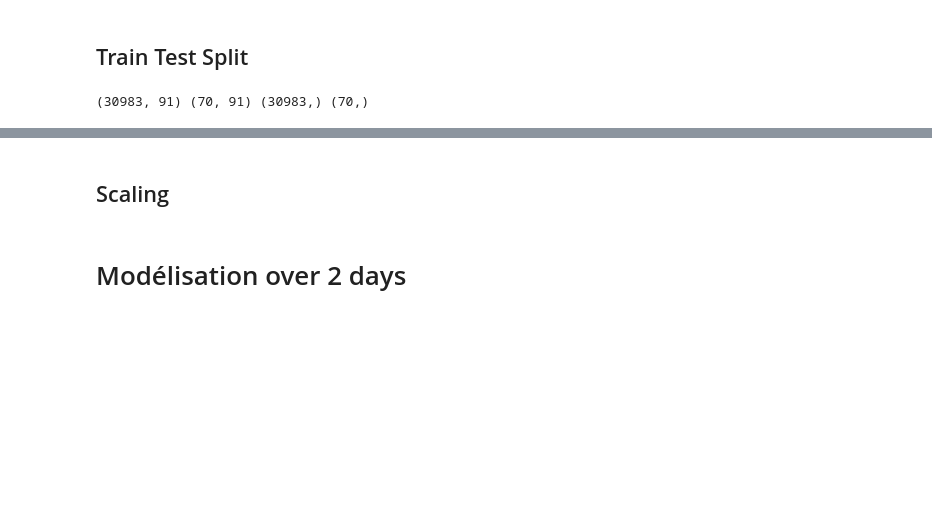
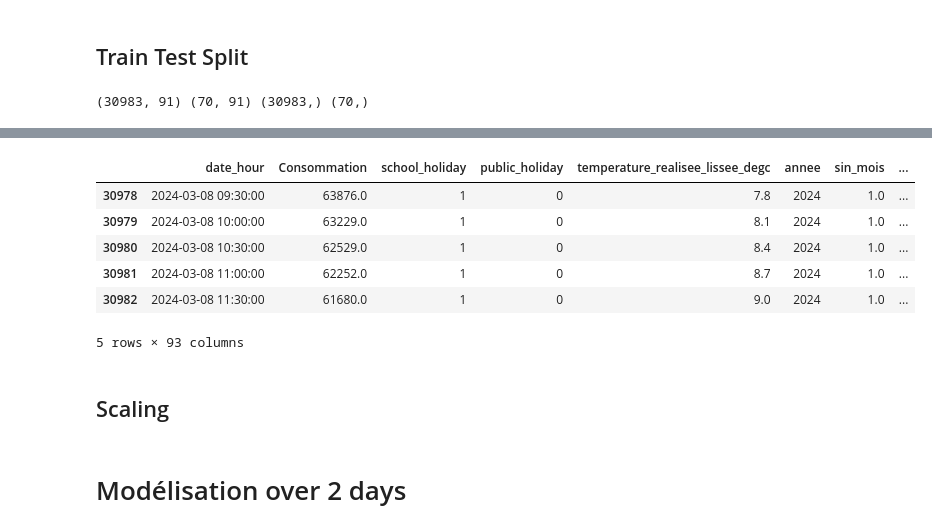
Before and after one commit to Zebho/Prediction_Consumption_French_Electricity, a Jupyter notebook: 2_Models_Analysis.ipynb, the cells around one changed output, grey strips where cells are left out. Drawn from its saved outputs; the diff is of its cells as text; code cells hidden in the pictures; blank space fills up the shorter version.

```diff
--- a/2_Models_Analysis.ipynb
+++ b/2_Models_Analysis.ipynb
@@ -74,3 +84,13 @@ print(X_train.shape,X_test.shape,y_train.shape,y_test.shape)
+# %%
+train.tail()
+# %% [output]
+|  | date_hour | Consommation | school_holiday | public_holiday | temperature_realisee_lissee_degc | annee | sin_mois | ... |
+| 30978 | 2024-03-08 09:30:00 | 63876.0 | 1 | 0 | 7.8 | 2024 | 1.0 | ... |
+| 30979 | 2024-03-08 10:00:00 | 63229.0 | 1 | 0 | 8.1 | 2024 | 1.0 | ... |
+| 30980 | 2024-03-08 10:30:00 | 62529.0 | 1 | 0 | 8.4 | 2024 | 1.0 | ... |
+| 30981 | 2024-03-08 11:00:00 | 62252.0 | 1 | 0 | 8.7 | 2024 | 1.0 | ... |
+| 30982 | 2024-03-08 11:30:00 | 61680.0 | 1 | 0 | 9.0 | 2024 | 1.0 | ... |
+5 rows × 93 columns
 # %% [markdown]
 ## Scaling
 # %%
```
Also changed, not shown: parts of 1 cell of this notebook, 1 other file.
